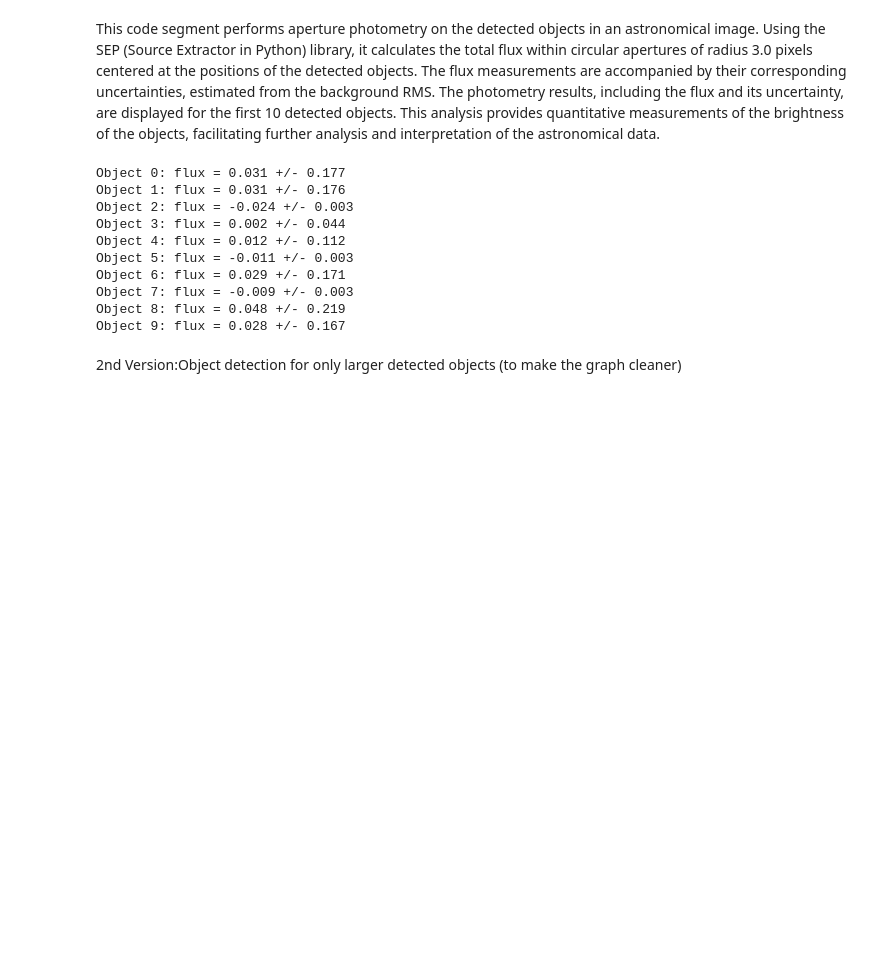
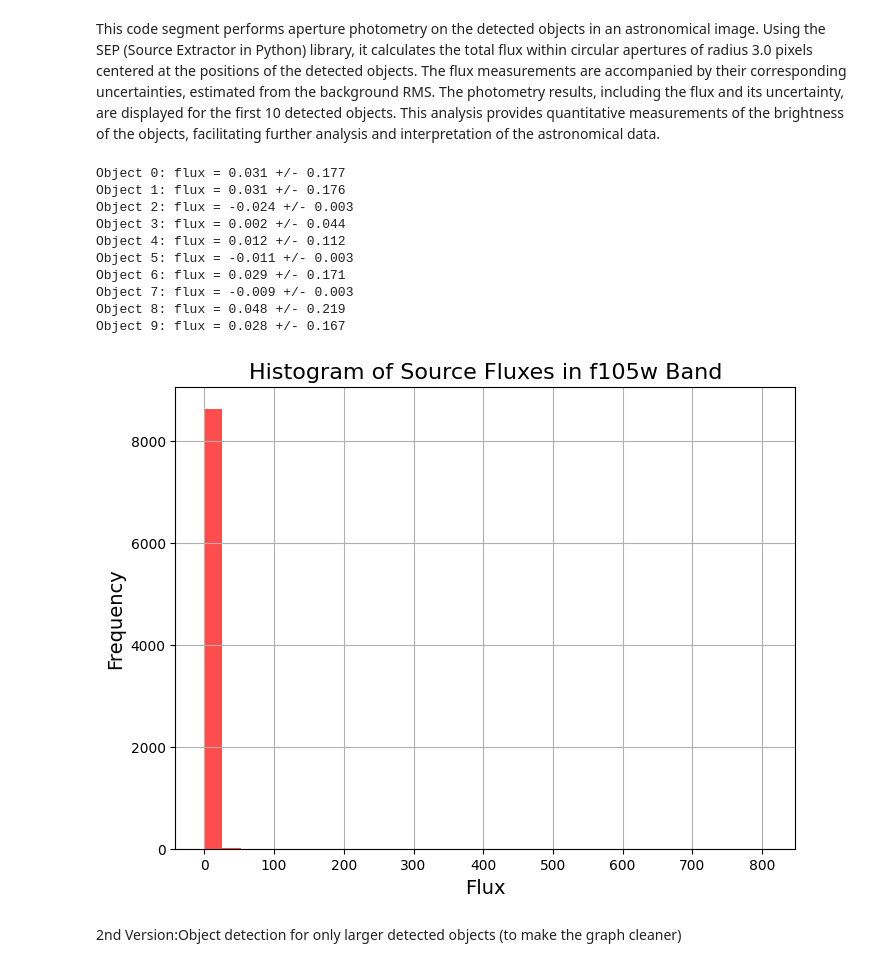
Before and after one commit to saemlee734/astr-19, a Jupyter notebook: astr_19_final_project.ipynb, the cells around one changed output. Drawn from its saved outputs; the diff is of its cells as text; code cells hidden in the pictures; blank space fills up the shorter version.

```diff
--- a/astr_19_final_project.ipynb
+++ b/astr_19_final_project.ipynb
@@ -58,23 +81,39 @@ Version 1: Aperture Photometry
 # %% [markdown]
 This code segment performs aperture photometry on the detected objects in an astronomical image. Using the SEP (Source Extractor in Python) library, it calculates the total flux within circular apertures of radius 3.0 pixels centered at the positions of the detected objects. The flux measurements are accompanied by their corresponding uncertainties, estimated from the background RMS. The photometry results, including the flux and its uncertainty, are displayed for the first 10 detected objects. This analysis provides quantitative measurements of the brightness of the objects, facilitating further analysis and interpretation of the astronomical data.
 # %%
+# Load the f105w band image
+f105w_hdul = fits.open('hlsp_hudf12_hst_wfc3ir_udfmain_f105w_v1.0_drz.fits')
+f105w_data = f105w_hdul[0].data.byteswap().newbyteorder()
+f105w_hdul.close()
+
 # Perform aperture photometry
-flux, fluxerr, flag = sep.sum_circle(data_sub, objects['x'], objects['y'], 3.0, err=bkg.globalrms, gain=1.0)
+bkg_f105w = sep.Background(f105w_data)
+flux_f105w, fluxerr_f105w, flag_f105w = sep.sum_circle(f105w_data - bkg_f105w, objects['x'], objects['y'], 3.0, err=bkg_f105w.globalrms, gain=1.0)
 
 # Display photometry results for the first 10 objects
 for i in range(10):
-    print("Object {:d}: flux = {:.3f} +/- {:.3f}".format(i, flux[i], fluxerr[i]))
+    print("Object {:d}: flux = {:.3f} +/- {:.3f}".format(i, flux_f105w[i], fluxerr_f105w[i]))
+
+# Create a histogram of source fluxes in the f105w band
+plt.figure(figsize=(8, 6))
+plt.hist(flux_f105w, bins=30, color='red', alpha=0.7)
+plt.xlabel('Flux', fontsize=14)
+plt.ylabel('Frequency', fontsize=14)
+plt.title('Histogram of Source Fluxes in f105w Band', fontsize=16)
+plt.grid(True)
+plt.show()
 # %% [output]
 Object 0: flux = 0.031 +/- 0.177
 Object 1: flux = 0.031 +/- 0.176
 Object 2: flux = -0.024 +/- 0.003
 Object 3: flux = 0.002 +/- 0.044
 Object 4: flux = 0.012 +/- 0.112
 Object 5: flux = -0.011 +/- 0.003
 Object 6: flux = 0.029 +/- 0.171
 Object 7: flux = -0.009 +/- 0.003
 Object 8: flux = 0.048 +/- 0.219
 Object 9: flux = 0.028 +/- 0.167
+[figure, added]
 # %% [markdown]
 2nd Version:Object detection for only larger detected objects (to make the graph cleaner)
 # %% [markdown]
```
Also changed, not shown: parts of 13 cells of this notebook.
